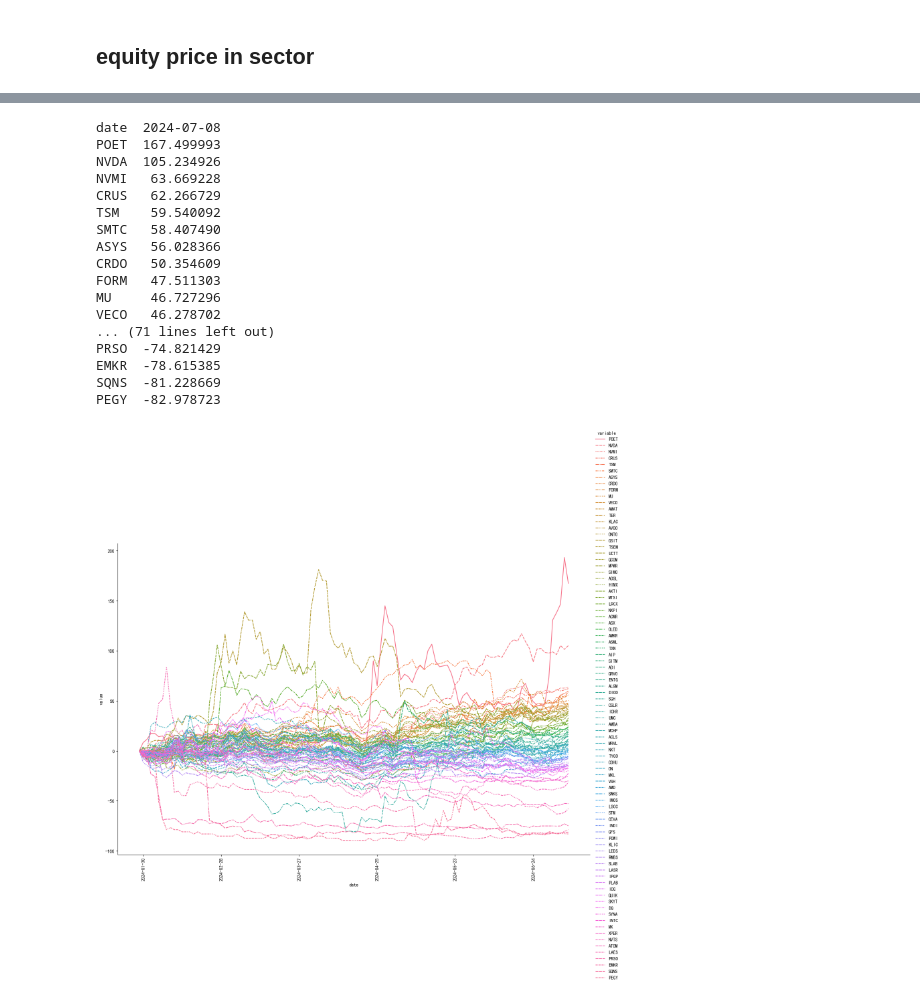
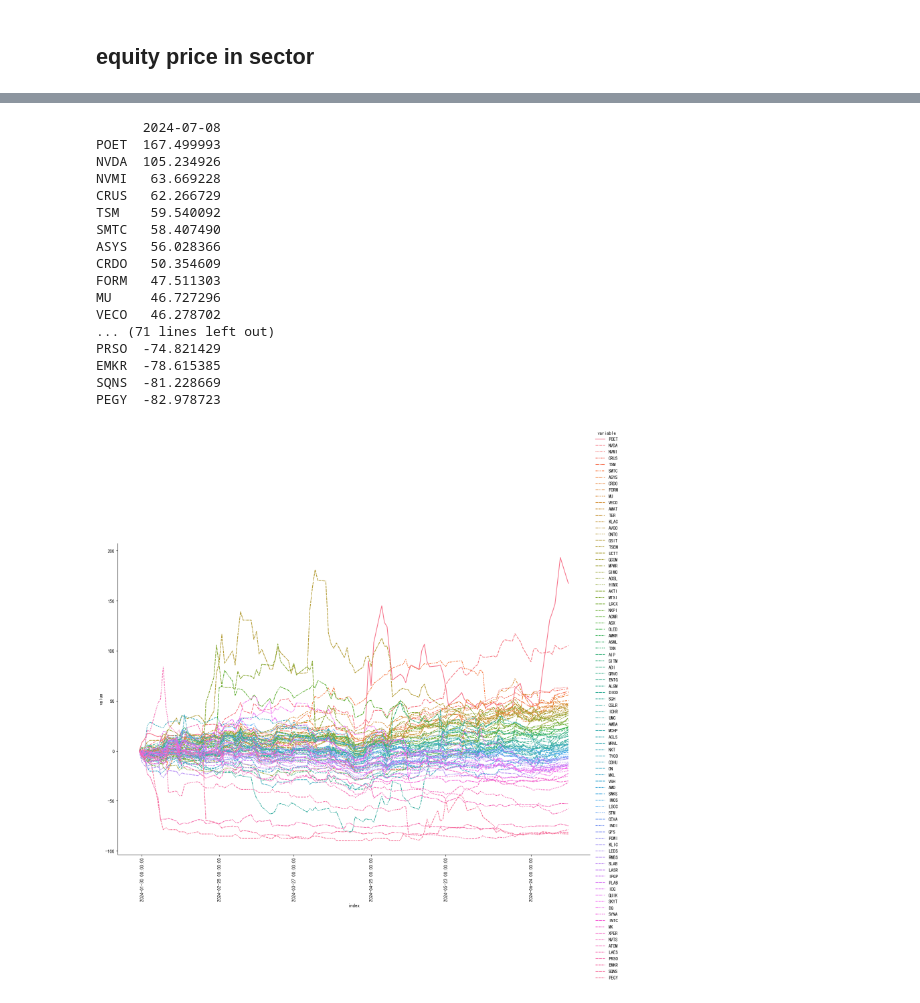
Before and after one commit to wellzero/quant_free, a Jupyter notebook: research/finance/finance_price.ipynb, the cells around one changed output, grey strips where cells are left out. Saved outputs shown, nothing was run; the diff lists cells and outputs as text; code cells hidden in the pictures.

```diff
--- a/research/finance/finance_price.ipynb
+++ b/research/finance/finance_price.ipynb
@@ -72,14 +72,14 @@ from factor.price import*
 
 # sector_name = "IT_Services"
 # sector_name = "Entertainment"
-sector_name = "Semiconductors_Equipment"
+sector_name = "Semiconductors_&_Semiconductor_Equipment"
 # sector_name = "Automobiles"
 # sector_name = "Internet_Retail"
 # sector_name = "Electronic_Equipment_Instruments_Components"
 
-symbols = us_equity_symbol_load()
+# symbols = us_equity_symbol_load()
 
-symbols = us_dir0_load_csv(dir0 = 'symbol', filename= sector_name +'.csv')['symbol'].values
+symbols = us_dir1_load_csv(dir0 = 'symbol', dir1 = 'fh', filename= sector_name +'.csv')['symbol'].values
 
 print("symbol list len ", len(symbols))
 check_factors = ['pe', 'ps', 'market_capital']
@@ -215,44 +215,44 @@ folder = us_equity_research_folder(sub_folder = "price", file_name = file, data
 print(data.tail(1).transpose())
 
 # Convert the DataFrame to long format
-df_long = data.reset_index().melt(id_vars='date', var_name='variable', value_name='value')
+df_long = data.reset_index().melt(id_vars='index', var_name='variable', value_name='value')
 
 # Create a line plot using Seaborn's relplot
 g = sns.relplot(
     data=df_long,
-    x='date',
+    x='index',
     y='value',
     hue='variable',
     kind='line',
     style='variable',  # Different line styles for each variable
     height=10,    # Height of each facet
     aspect=1.5  # Aspect ratio of each facet
 )
 
 
 # Rotate x-axis labels and set only a subset of ticks
 for ax in g.axes.flat:
     x = data.index[1:-1:20]
     ax.set_xticks(x)  # Set the desired tick positions
     ax.set_xticklabels(x)  # Set the desired tick labels
     for label in ax.get_xticklabels():
         label.set_rotation(90)
 # %% [output]
-date  2024-07-08
+      2024-07-08
 POET  167.499993
 NVDA  105.234926
 NVMI   63.669228
 CRUS   62.266729
 TSM    59.540092
 SMTC   58.407490
 ASYS   56.028366
 CRDO   50.354609
 FORM   47.511303
 MU     46.727296
 VECO   46.278702
 ... (71 lines left out)
 PRSO  -74.821429
 EMKR  -78.615385
 SQNS  -81.228669
 PEGY  -82.978723
-[figure, old version]
+[figure, new version]
```
Also changed, not shown: parts of 1 cell of this notebook, 1 other file.
